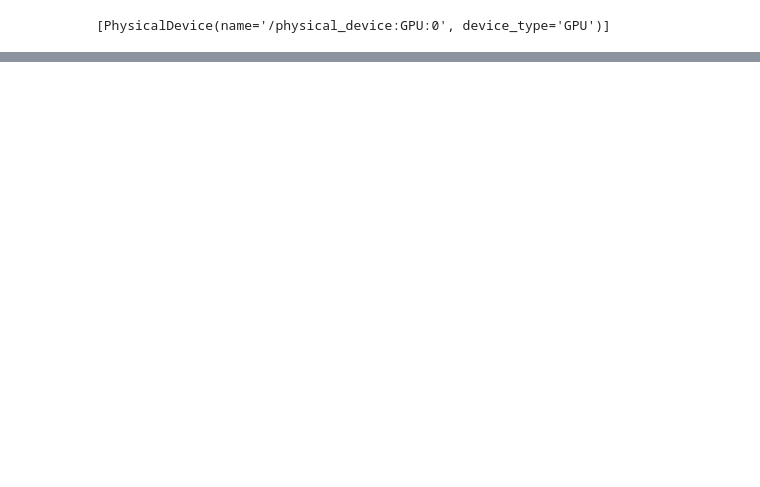
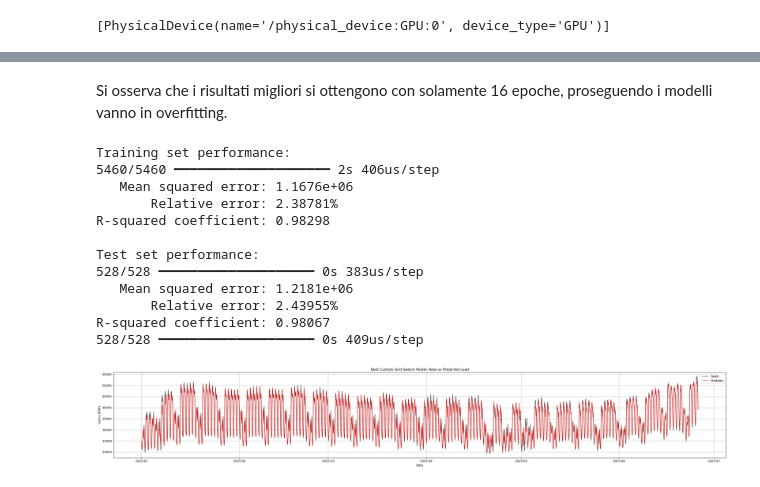
Before and after one commit to Piepaso/Italian-electricity-consumption-forecast, a Jupyter notebook: predizione-consumo-elettrico-Italia.ipynb, the cells around one changed output, grey strips where cells are left out. Cells and saved outputs as stored; diff of their text form; code cells hidden in the pictures; blank space fills up the shorter version.

```diff
--- a/predizione-consumo-elettrico-Italia.ipynb
+++ b/predizione-consumo-elettrico-Italia.ipynb
@@ -911,4 +716,0 @@ Il resto del procedimento rimane invariato
-# %%
-gs = GridSearchCV(model, grid, cv=kfold_5)
-gs.fit(X_train, y_train)
-pd.DataFrame(gs.cv_results_).sort_values("mean_test_score", ascending=False)
@@ -991,0 +913,19 @@ def nested_cv(model, grid):
+# %%
+mlp_param_grid = {
+    'model__layer_sizes': [[512, 128], [512, 256], [512, 256, 32], [1024, 256, 64, 16], [512, 512, 128, 32], [1024, 512, 128, 32]],
+    'model__l2_reg': [0.01, 0.1],
+    'epochs': [16, 24, 32],
+    'batch_size': [256, 512, 1024]
+}
+# %%
+skip_grid_search = True
+
+if skip_grid_search:
+    results = grid_search_mlp(
+    param_grid=mlp_param_grid,
+    X_train=X_train_scaled,
+    y_train=y_train_scaled.ravel(),
+    X_test=X_test_scaled,
+    y_test=y_test,
+    verbose=True
+)
@@ -991,0 +950,10 @@ def nested_cv(model, grid):
+# %%
+best_model = results['best_estimator_']
+best_params = results['best_params_']
+
+print(f"\nBest parameters: {best_params}")
+print(f"Best test score (negative MSE): {results['best_score_']:.6f}")
+
+print("\nTop 5 parameter combinations (ranked by test MSE):")
+with pd.option_context('display.max_colwidth', None):
+    display(results['results_df_'].head(5))
@@ -991,0 +971,26 @@ def nested_cv(model, grid):
+# %% [markdown]
+Si osserva che i risultati migliori si ottengono con solamente 16 epoche, proseguendo i modelli vanno in overfitting.
+# %%
+print("\nTraining set performance:")
+print_eval(X_train_scaled, y_train, best_model, y_scaler)
+
+print("\nTest set performance:")
+print_eval(X_test_scaled, y_test, best_model, y_scaler)
+
+plot_model_on_data(X_test_scaled, y_test, best_model,
+                   figsize=(30, 5), y_scaler=y_scaler,
+                   title="Best Custom Grid Search Model: Real vs Predicted Load")
+# %% [output]
+Training set performance:
+5460/5460 ━━━━━━━━━━━━━━━━━━━━ 2s 406us/step
+   Mean squared error: 1.1676e+06
+       Relative error: 2.38781%
+R-squared coefficient: 0.98298
+
+Test set performance:
+528/528 ━━━━━━━━━━━━━━━━━━━━ 0s 383us/step
+   Mean squared error: 1.2181e+06
+       Relative error: 2.43955%
+R-squared coefficient: 0.98067
+528/528 ━━━━━━━━━━━━━━━━━━━━ 0s 409us/step
+[figure, added]
```
Also changed, not shown: parts of 152 cells of this notebook, 27 other files.
